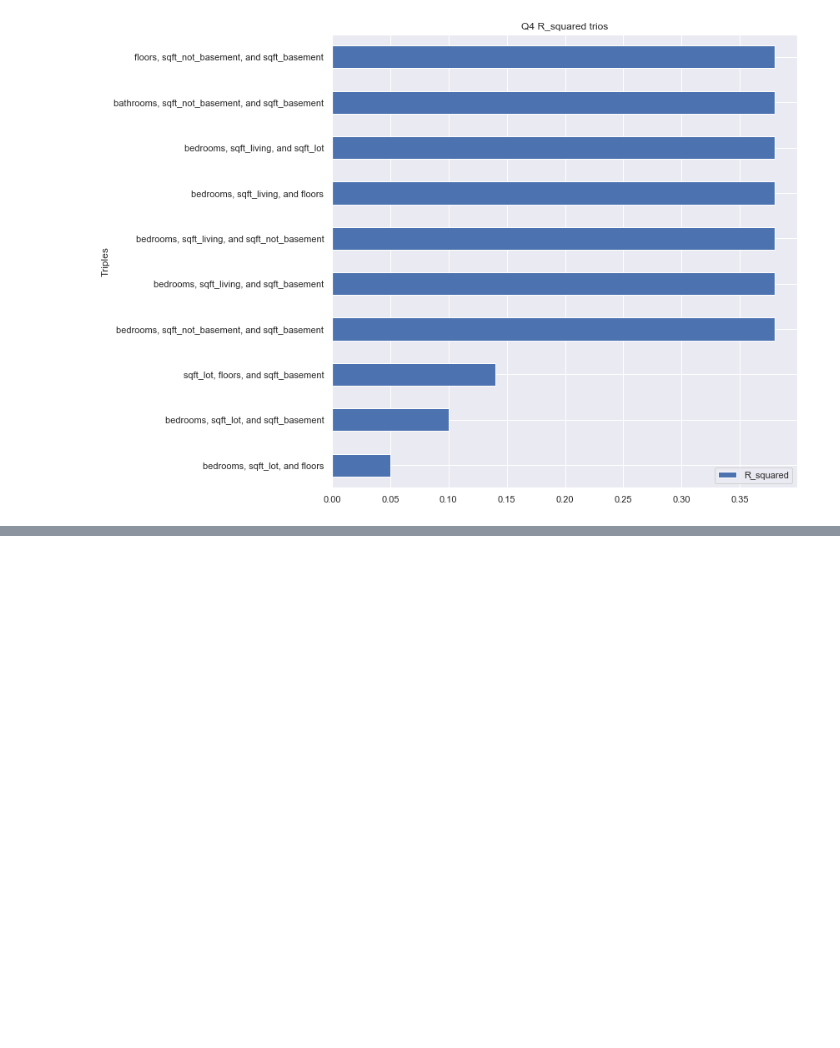
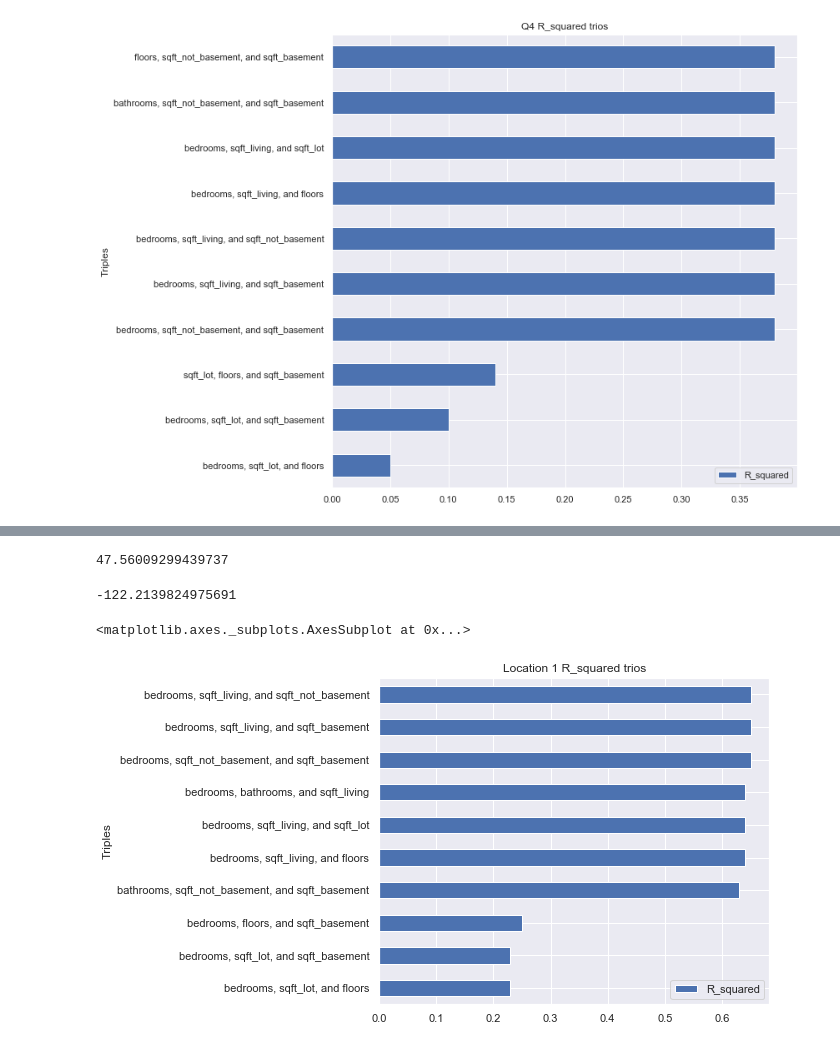
Before and after one commit to Greg-S-12/Mod1_Project, a Jupyter notebook: joe_project.ipynb, the cells around one changed output, grey strips where cells are left out. Drawn from its saved outputs; the diff is of its cells as text; code cells hidden in the pictures; blank space fills up the shorter version.

```diff
--- a/joe_project.ipynb
+++ b/joe_project.ipynb
@@ -458,0 +430,24 @@ df.head()
+# %%
+latmean = df_location.lat.mean()
+longmean = df_location.long.mean()
+display(latmean, longmean)
+# %% [output]
+47.56009299439737
+-122.2139824975691
+# %%
+# Choose houses in a grid
+
+df_location1 = df_location.loc[(df_location['lat'] > latmean) & (df_location['long'] < longmean)]
+df_location2 = df_location.loc[(df_location['lat'] > latmean) & (df_location['long'] > longmean)]
+df_location3 = df_location.loc[(df_location['lat'] < latmean) & (df_location['long'] < longmean)]
+df_location4 = df_location.loc[(df_location['lat'] < latmean) & (df_location['long'] > longmean)]
+# %%
+df_location1 = df_location1.drop(['lat', 'long'], axis=1)
+df_location2 = df_location2.drop(['lat', 'long'], axis=1)
+df_location3 = df_location3.drop(['lat', 'long'], axis=1)
+df_location4 = df_location4.drop(['lat', 'long'], axis=1)
+# %%
+r2(df_location1)[:3].append(r2(df_location1)[-7:]).plot.barh(title = 'Location 1 R_squared trios')
+# %% [output]
+<matplotlib.axes._subplots.AxesSubplot at 0x...>
+[figure, added]
```
Also changed, not shown: parts of 19 cells of this notebook, 14 other files.
